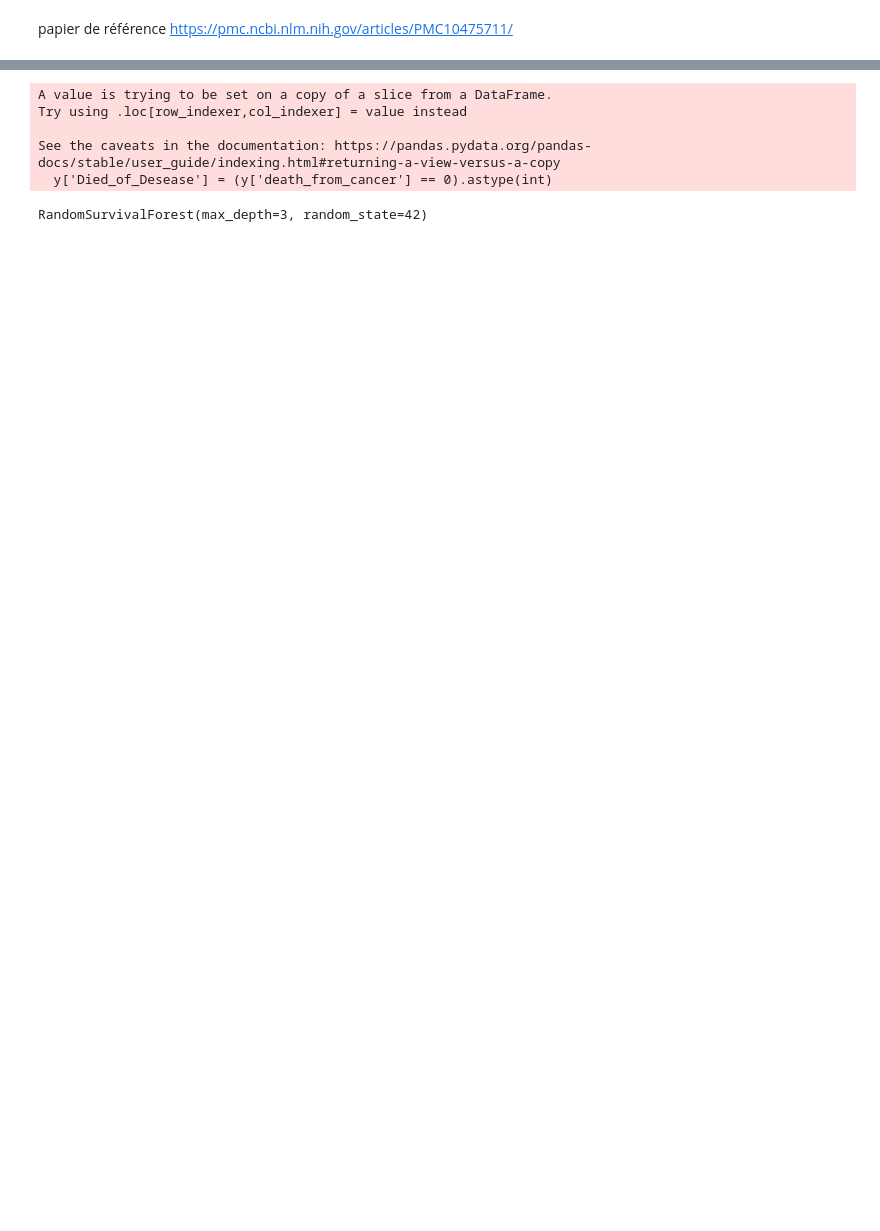
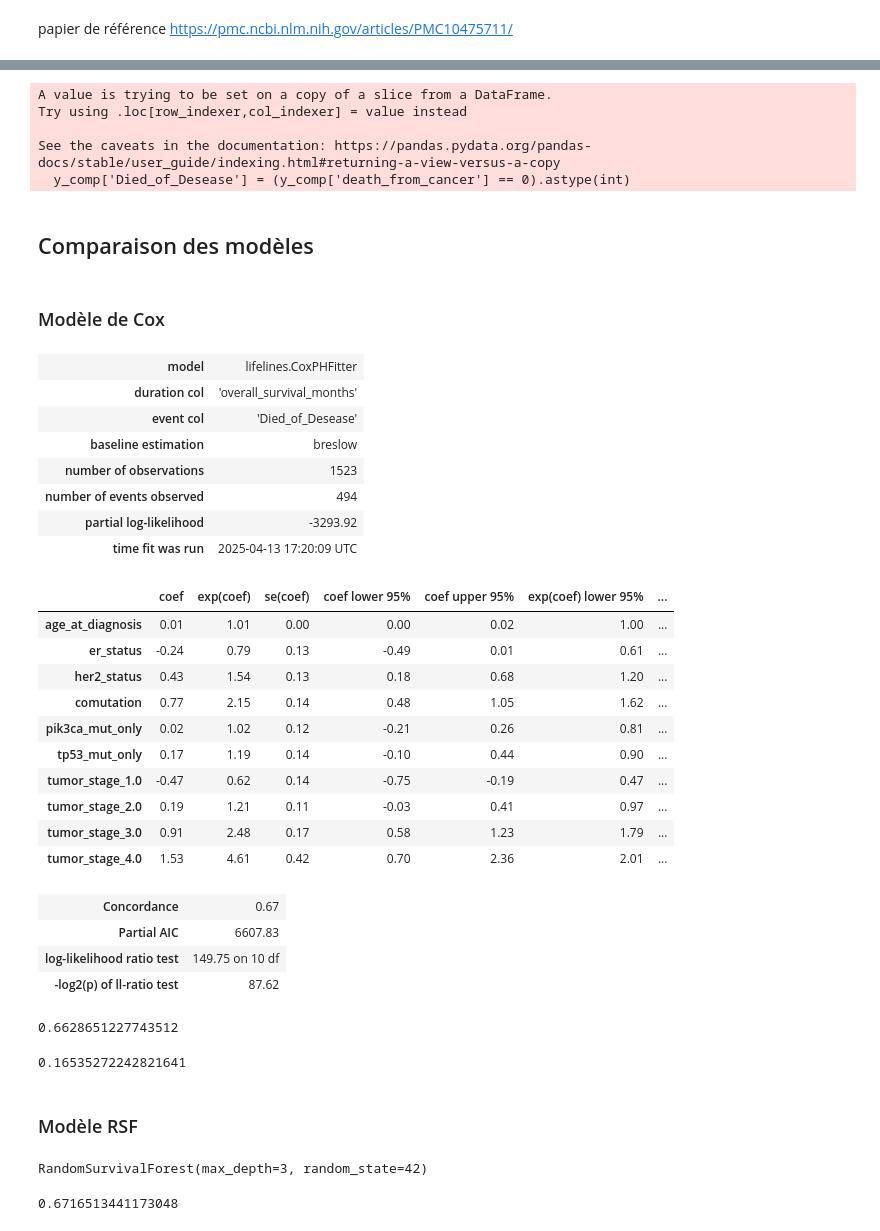
Before and after one commit to Clement-Dn/Surv-ML, a Jupyter notebook: SurvTreeShap_Metabric.ipynb, the cells around one changed output, grey strips where cells are left out. Saved outputs shown, nothing was run; the diff lists cells and outputs as text; code cells hidden in the pictures; blank space fills up the shorter version.

```diff
--- a/SurvTreeShap_Metabric.ipynb
+++ b/SurvTreeShap_Metabric.ipynb
@@ -199,11 +244,11 @@ See the caveats in the documentation: https://pandas.pydata.org/pandas-docs/stab
 # %%
-y = data[["death_from_cancer", "overall_survival_months"]]
-y['Died_of_Desease'] = (y['death_from_cancer'] == 0).astype(int)
-y=y.drop("death_from_cancer", axis=1)
+y_comp = data_comp[["death_from_cancer", "overall_survival_months"]]
+y_comp['Died_of_Desease'] = (y_comp['death_from_cancer'] == 0).astype(int)
+y_comp=y_comp.drop("death_from_cancer", axis=1)
 # %% [output]
 A value is trying to be set on a copy of a slice from a DataFrame.
 Try using .loc[row_indexer,col_indexer] = value instead
 
 See the caveats in the documentation: https://pandas.pydata.org/pandas-docs/stable/user_guide/indexing.html#returning-a-view-versus-a-copy
-  y['Died_of_Desease'] = (y['death_from_cancer'] == 0).astype(int)
+  y_comp['Died_of_Desease'] = (y_comp['death_from_cancer'] == 0).astype(int)
 # %%
@@ -213,7 +258,63 @@ y_test_RSF = Surv.from_dataframe("Died_of_Desease", "overall_survival_months", y
-# %%
-rsf = RandomSurvivalForest(n_estimators=100, random_state=42, max_depth=3)
-rsf.fit(X_comp_train, y_train_RSF)
-# %% [output]
-RandomSurvivalForest(max_depth=3, random_state=42)
 # %%
 comutés = X_comp_test[X_comp_test["comutation"] == 1]
+# %% [markdown]
+## Comparaison des modèles
+# %% [markdown]
+### Modèle de Cox
+# %%
+data_for_cox= pd.concat([X_comp_train, y_comp_train], axis=1)
+cph = CoxPHFitter()
+cph.fit(data_for_cox, duration_col='overall_survival_months', event_col='Died_of_Desease')
+
+# Résumé du modèle
+cph.print_summary()
+# %% [output]
+| model | lifelines.CoxPHFitter |
+| duration col | 'overall_survival_months' |
+| event col | 'Died_of_Desease' |
+| baseline estimation | breslow |
+| number of observations | 1523 |
+| number of events observed | 494 |
+| partial log-likelihood | -3293.92 |
+| time fit was run | 2025-04-13 17:20:09 UTC |
+|  | coef | exp(coef) | se(coef) | coef lower 95% | coef upper 95% | exp(coef) lower 95% | ... |
+| age_at_diagnosis | 0.01 | 1.01 | 0.00 | 0.00 | 0.02 | 1.00 | ... |
+| er_status | -0.24 | 0.79 | 0.13 | -0.49 | 0.01 | 0.61 | ... |
+| her2_status | 0.43 | 1.54 | 0.13 | 0.18 | 0.68 | 1.20 | ... |
+| comutation | 0.77 | 2.15 | 0.14 | 0.48 | 1.05 | 1.62 | ... |
+| pik3ca_mut_only | 0.02 | 1.02 | 0.12 | -0.21 | 0.26 | 0.81 | ... |
+| tp53_mut_only | 0.17 | 1.19 | 0.14 | -0.10 | 0.44 | 0.90 | ... |
+| tumor_stage_1.0 | -0.47 | 0.62 | 0.14 | -0.75 | -0.19 | 0.47 | ... |
+| tumor_stage_2.0 | 0.19 | 1.21 | 0.11 | -0.03 | 0.41 | 0.97 | ... |
+| tumor_stage_3.0 | 0.91 | 2.48 | 0.17 | 0.58 | 1.23 | 1.79 | ... |
+| tumor_stage_4.0 | 1.53 | 4.61 | 0.42 | 0.70 | 2.36 | 2.01 | ... |
+| Concordance | 0.67 |
+| Partial AIC | 6607.83 |
+| log-likelihood ratio test | 149.75 on 10 df |
+| -log2(p) of ll-ratio test | 87.62 |
+# %%
+y_comp_pred_cox = cph.predict_partial_hazard(X_comp_test)
+c_index_cox = concordance_index_censored(y_comp_test_RSF["Died_of_Desease"], y_comp_test_RSF["overall_survival_months"], y_comp_pred_cox)[0]
+c_index_cox
+# %% [output]
+0.6628651227743512
+# %%
+times = np.arange(2, 337)
+surv_pred_cox = cph.predict_survival_function(X_comp_test, times=times).T.to_numpy()
+score_cox = integrated_brier_score(y_comp_train_RSF, y_comp_test_RSF, surv_pred_cox, times)
+score_cox
+# %% [output]
+0.16535272242821641
+# %% [markdown]
+### Modèle RSF
+# %%
+rsf_comp = RandomSurvivalForest(n_estimators=100, random_state=42, max_depth=3)
+rsf_comp.fit(X_comp_train, y_comp_train_RSF)
+# %% [output]
+RandomSurvivalForest(max_depth=3, random_state=42)
+# %%
+y_comp_pred_rsf = rsf_comp.predict(X_comp_test)
+c_index_rsf = concordance_index_censored(y_comp_test_RSF["Died_of_Desease"], y_comp_test_RSF["overall_survival_months"], y_comp_pred_rsf)[0]
+c_index_rsf
+# %% [output]
+0.6716513441173048
```
Also changed, not shown: parts of 19 cells of this notebook.
